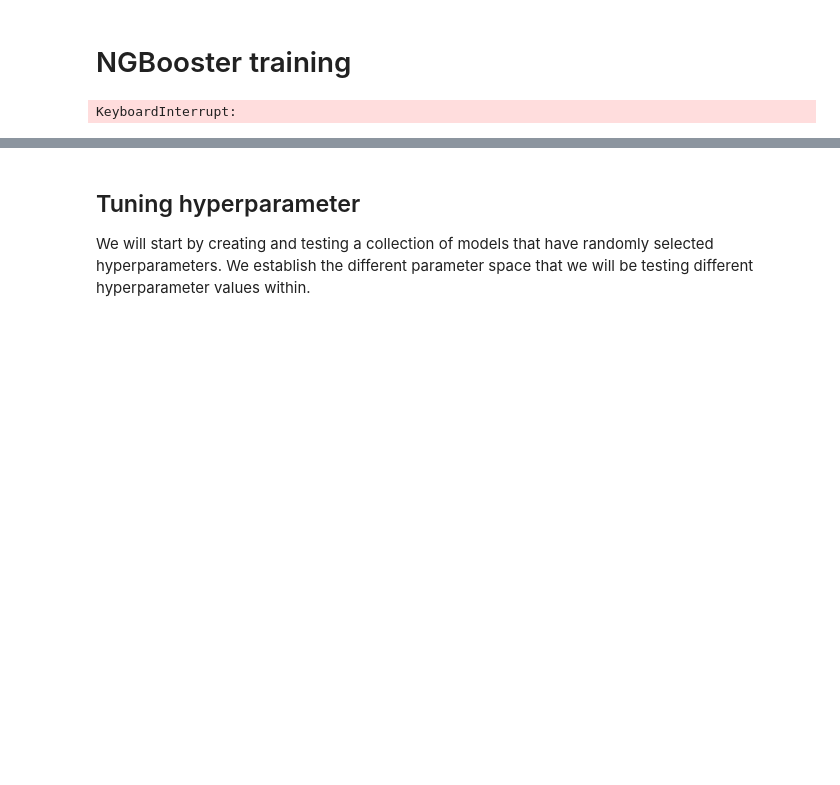
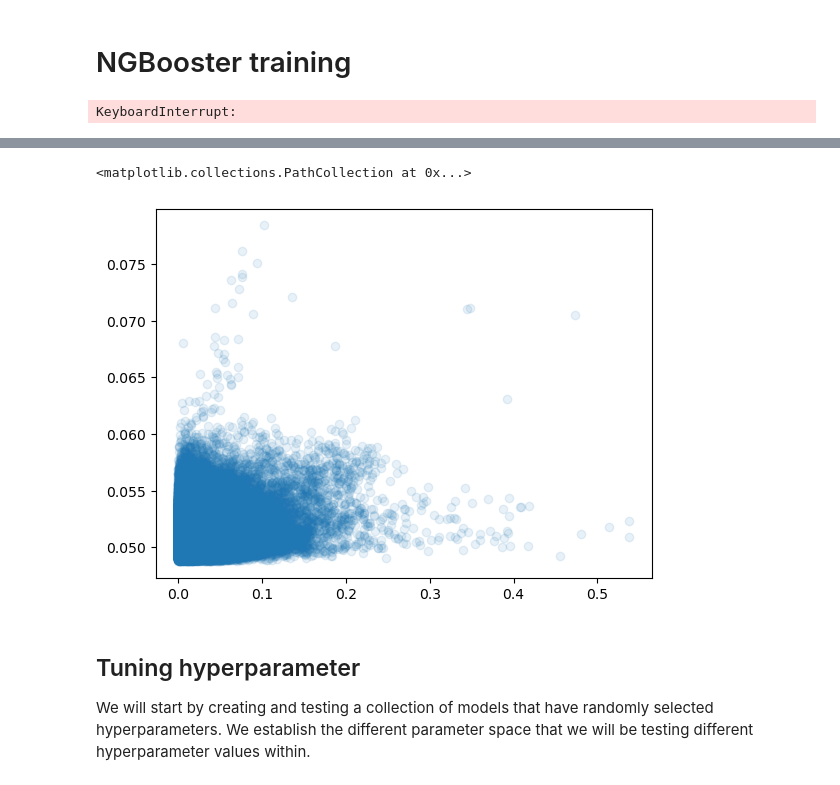
Before and after one commit to kavidey/action-angle-discovery, a Jupyter notebook: properelements_NN.ipynb, the cells around one changed output, grey strips where cells are left out. Saved outputs shown, nothing was run; the diff lists cells and outputs as text; code cells hidden in the pictures; blank space fills up the shorter version.

```diff
--- a/properelements_NN.ipynb
+++ b/properelements_NN.ipynb
@@ -360,5 +381,9 @@ plt.plot(loss_list)
 # %%
 pred, std = model.predict(testX)
+plt.scatter(np.abs(testY - pred), std, alpha=0.1)
+# %% [output]
+<matplotlib.collections.PathCollection at 0x...>
+[figure, added]
 # %% [markdown]
 ## Tuning hyperparameter
 We will start by creating and testing a collection of models that have randomly selected hyperparameters.
```
Also changed, not shown: parts of 6 cells of this notebook, 2 other files.
